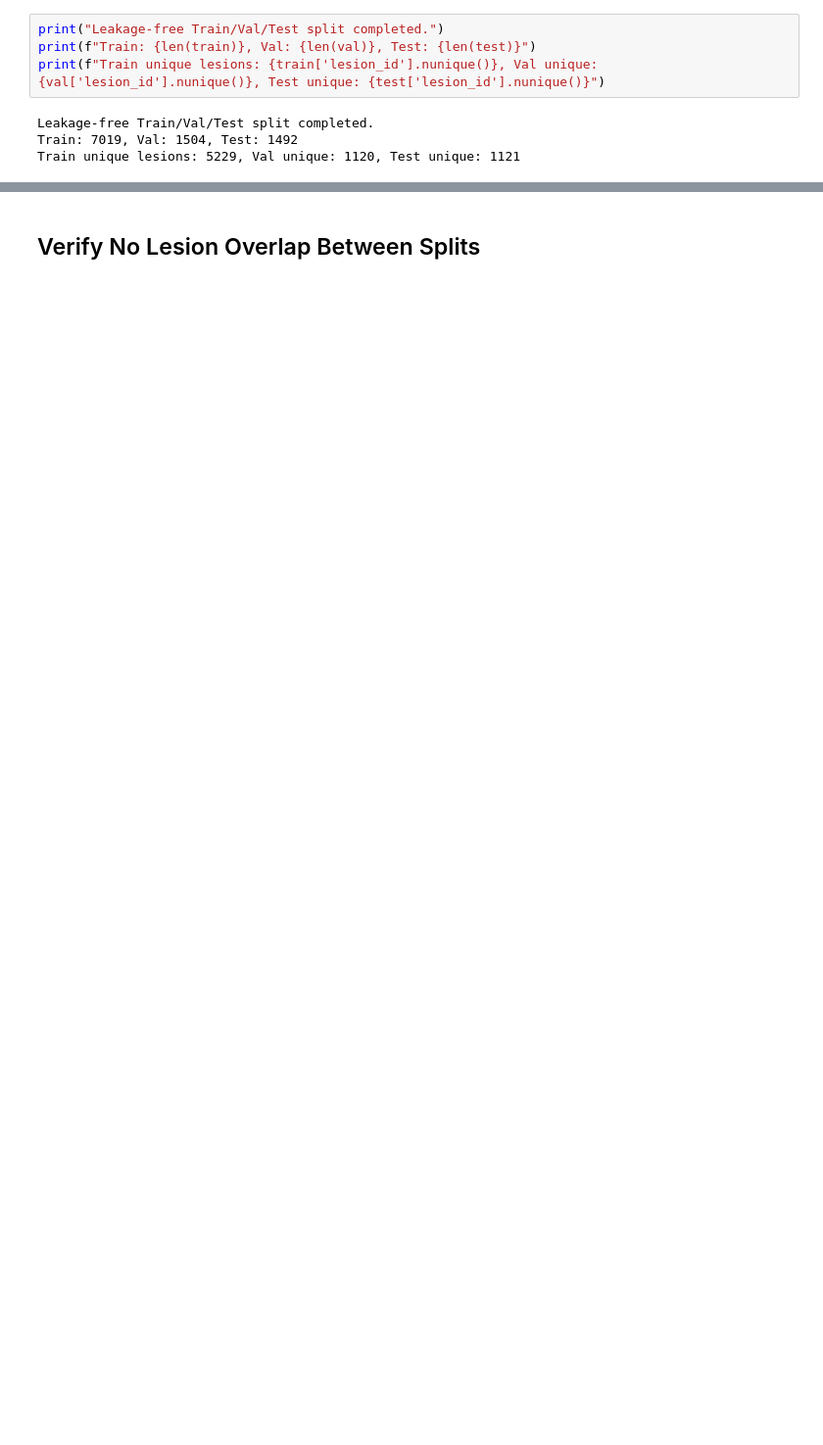
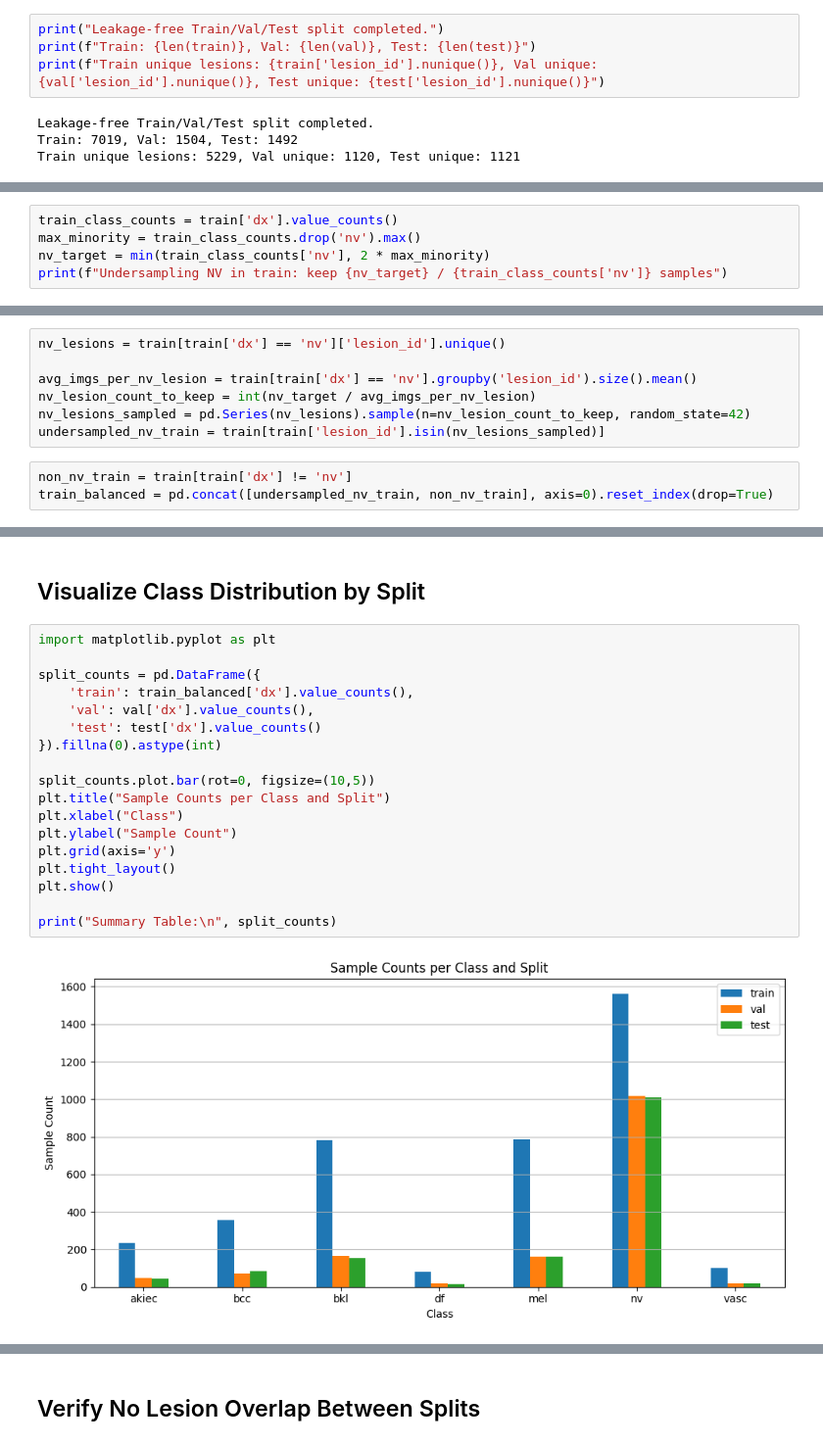
Before and after one commit to erenisci/skin-cancer-detection, a Jupyter notebook: 02_data_split.ipynb, the cells around one changed output, grey strips where cells are left out. Shown at 98% size. Saved outputs shown, nothing was run; the diff lists cells and outputs as text; blank space fills up the shorter version.

Commit message:
data_split / undersampled

```diff
--- a/02_data_split.ipynb
+++ b/02_data_split.ipynb
@@ -62,0 +60,5 @@ Train unique lesions: 5229, Val unique: 1120, Test unique: 1121
+# %%
+train_class_counts = train['dx'].value_counts()
+max_minority = train_class_counts.drop('nv').max()
+nv_target = min(train_class_counts['nv'], 2 * max_minority)
+print(f"Undersampling NV in train: keep {nv_target} / {train_class_counts['nv']} samples")
@@ -62,0 +67,10 @@ Train unique lesions: 5229, Val unique: 1120, Test unique: 1121
+# %%
+nv_lesions = train[train['dx'] == 'nv']['lesion_id'].unique()
+
+avg_imgs_per_nv_lesion = train[train['dx'] == 'nv'].groupby('lesion_id').size().mean()
+nv_lesion_count_to_keep = int(nv_target / avg_imgs_per_nv_lesion)
+nv_lesions_sampled = pd.Series(nv_lesions).sample(n=nv_lesion_count_to_keep, random_state=42)
+undersampled_nv_train = train[train['lesion_id'].isin(nv_lesions_sampled)]
+# %%
+non_nv_train = train[train['dx'] != 'nv']
+train_balanced = pd.concat([undersampled_nv_train, non_nv_train], axis=0).reset_index(drop=True)
@@ -62,0 +104,22 @@ Train unique lesions: 5229, Val unique: 1120, Test unique: 1121
+# %% [markdown]
+## Visualize Class Distribution by Split
+# %%
+import matplotlib.pyplot as plt
+
+split_counts = pd.DataFrame({
+    'train': train_balanced['dx'].value_counts(),
+    'val': val['dx'].value_counts(),
+    'test': test['dx'].value_counts()
+}).fillna(0).astype(int)
+
+split_counts.plot.bar(rot=0, figsize=(10,5))
+plt.title("Sample Counts per Class and Split")
+plt.xlabel("Class")
+plt.ylabel("Sample Count")
+plt.grid(axis='y')
+plt.tight_layout()
+plt.show()
+
+print("Summary Table:\n", split_counts)
+# %% [output]
+[figure, added]
```
Also changed, not shown: parts of 10 cells of this notebook.
